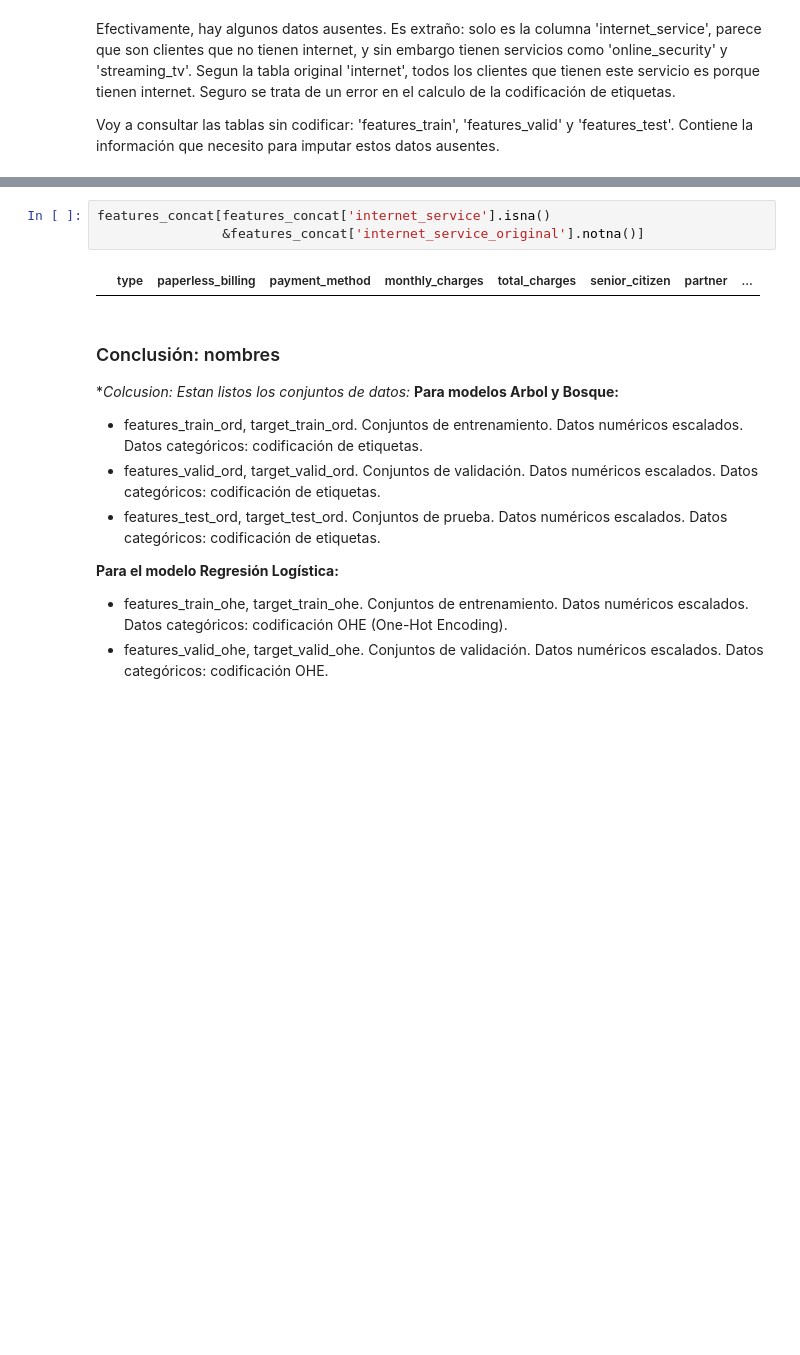
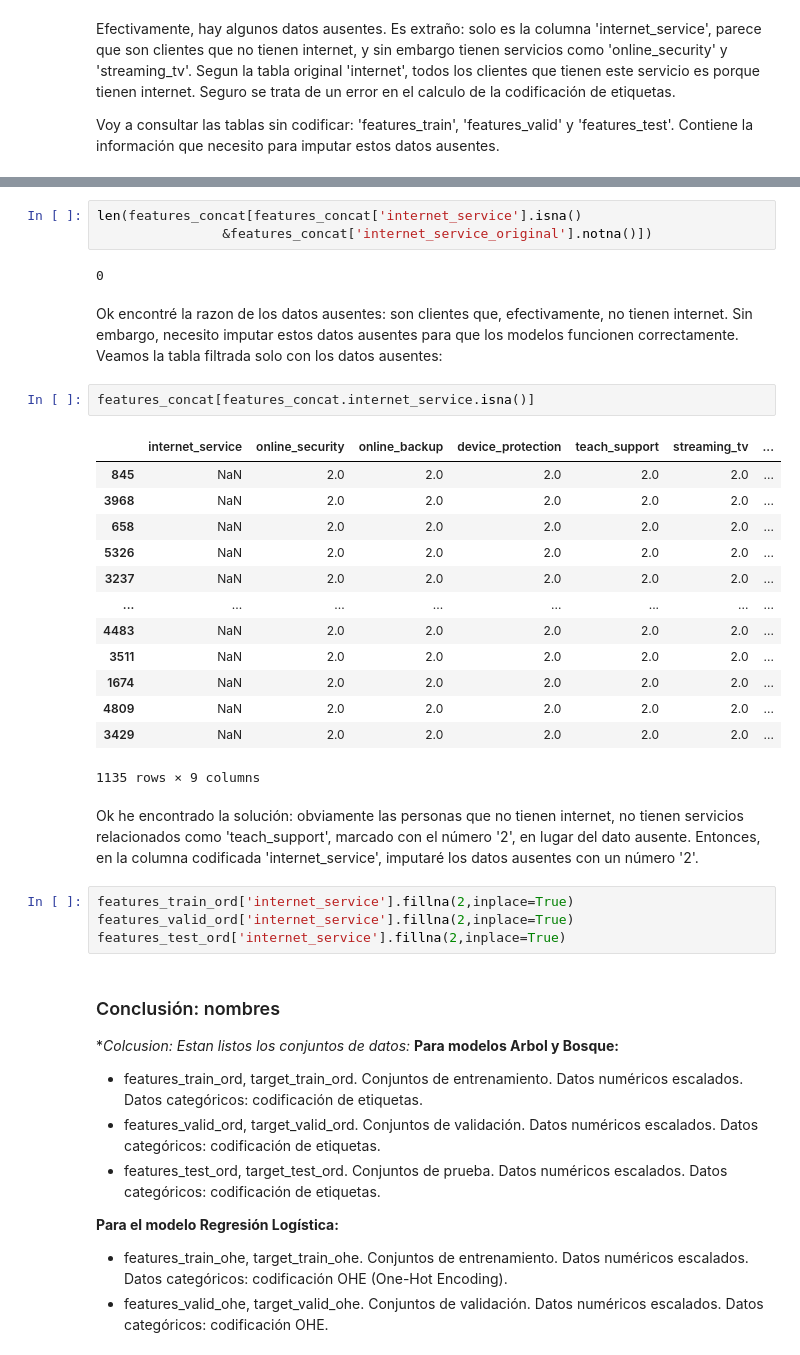
Before and after one commit to GeorginaTL/ProyectoFinalTT, a Jupyter notebook: proyecto_final_s17.ipynb, the cells around one changed output, grey strips where cells are left out. Drawn from its saved outputs; the diff is of its cells as text; blank space fills up the shorter version.

```diff
--- a/proyecto_final_s17.ipynb
+++ b/proyecto_final_s17.ipynb
@@ -1718,8 +1727,35 @@ features_concat.head()
 # %%
-features_concat[features_concat['internet_service'].isna()
-                &features_concat['internet_service_original'].notna()]
+len(features_concat[features_concat['internet_service'].isna()
+                &features_concat['internet_service_original'].notna()])
 # %% [output]
-|  | type | paperless_billing | payment_method | monthly_charges | total_charges | senior_citizen | partner | ... |
+0
+# %% [markdown]
+Ok encontré la razon de los datos ausentes: son clientes que, efectivamente, no tienen internet.
+Sin embargo, necesito imputar estos datos ausentes para que los modelos funcionen correctamente.
+Veamos la tabla filtrada solo con los datos ausentes:
+# %%
+features_concat[features_concat.internet_service.isna()]
+# %% [output]
+|  | internet_service | online_security | online_backup | device_protection | teach_support | streaming_tv | ... |
+| 845 | NaN | 2.0 | 2.0 | 2.0 | 2.0 | 2.0 | ... |
+| 3968 | NaN | 2.0 | 2.0 | 2.0 | 2.0 | 2.0 | ... |
+| 658 | NaN | 2.0 | 2.0 | 2.0 | 2.0 | 2.0 | ... |
+| 5326 | NaN | 2.0 | 2.0 | 2.0 | 2.0 | 2.0 | ... |
+| 3237 | NaN | 2.0 | 2.0 | 2.0 | 2.0 | 2.0 | ... |
+| ... | ... | ... | ... | ... | ... | ... | ... |
+| 4483 | NaN | 2.0 | 2.0 | 2.0 | 2.0 | 2.0 | ... |
+| 3511 | NaN | 2.0 | 2.0 | 2.0 | 2.0 | 2.0 | ... |
+| 1674 | NaN | 2.0 | 2.0 | 2.0 | 2.0 | 2.0 | ... |
+| 4809 | NaN | 2.0 | 2.0 | 2.0 | 2.0 | 2.0 | ... |
+| 3429 | NaN | 2.0 | 2.0 | 2.0 | 2.0 | 2.0 | ... |
+1135 rows × 9 columns
+# %% [markdown]
+Ok he encontrado la solución: obviamente las personas que no tienen internet, no tienen servicios relacionados como 'teach_support', marcado con el número '2', en lugar del dato ausente.
+Entonces, en la columna codificada 'internet_service', imputaré los datos ausentes con un número '2'.
+# %%
+features_train_ord['internet_service'].fillna(2,inplace=True)
+features_valid_ord['internet_service'].fillna(2,inplace=True)
+features_test_ord['internet_service'].fillna(2,inplace=True)
 # %% [markdown]
 ### Conclusión: nombres
 
```
Also changed, not shown: parts of 15 cells of this notebook.
